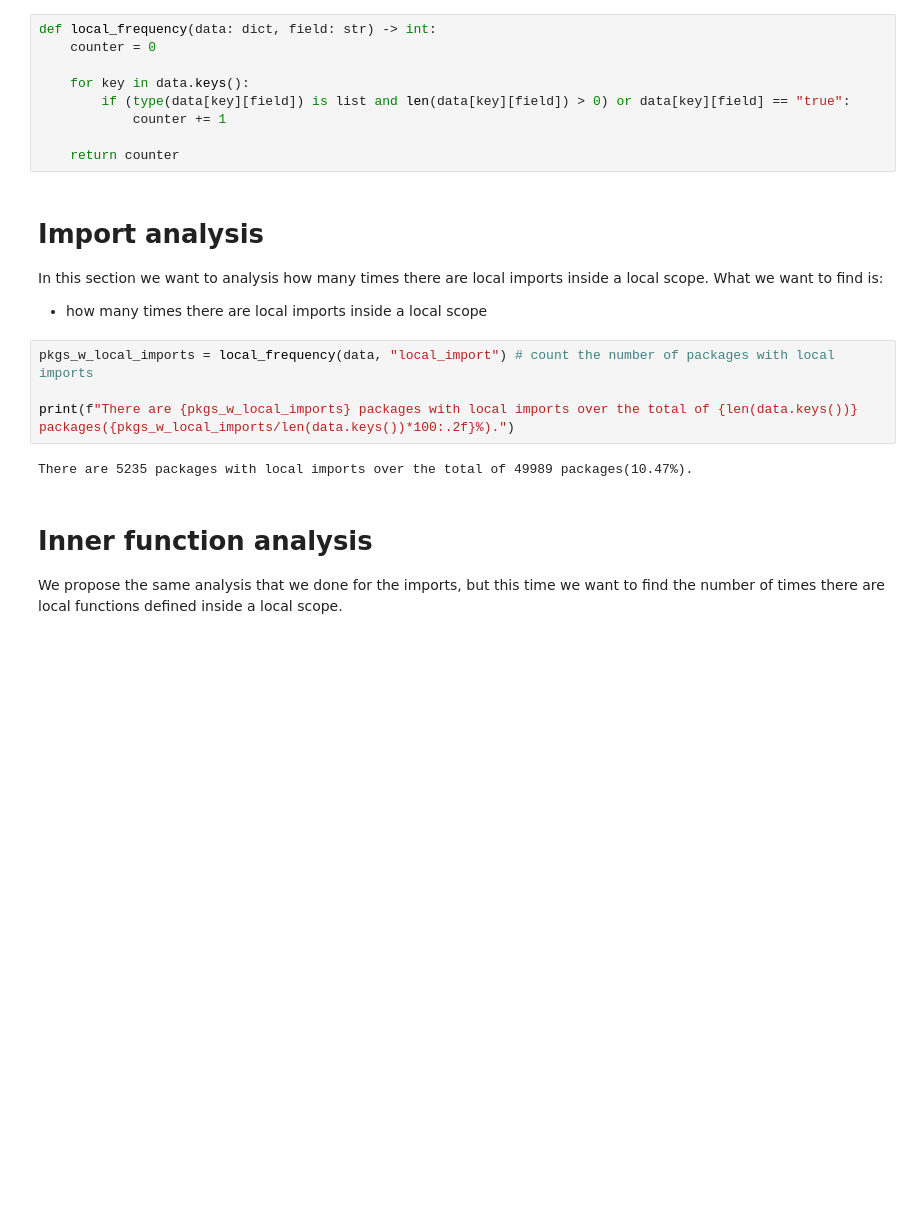
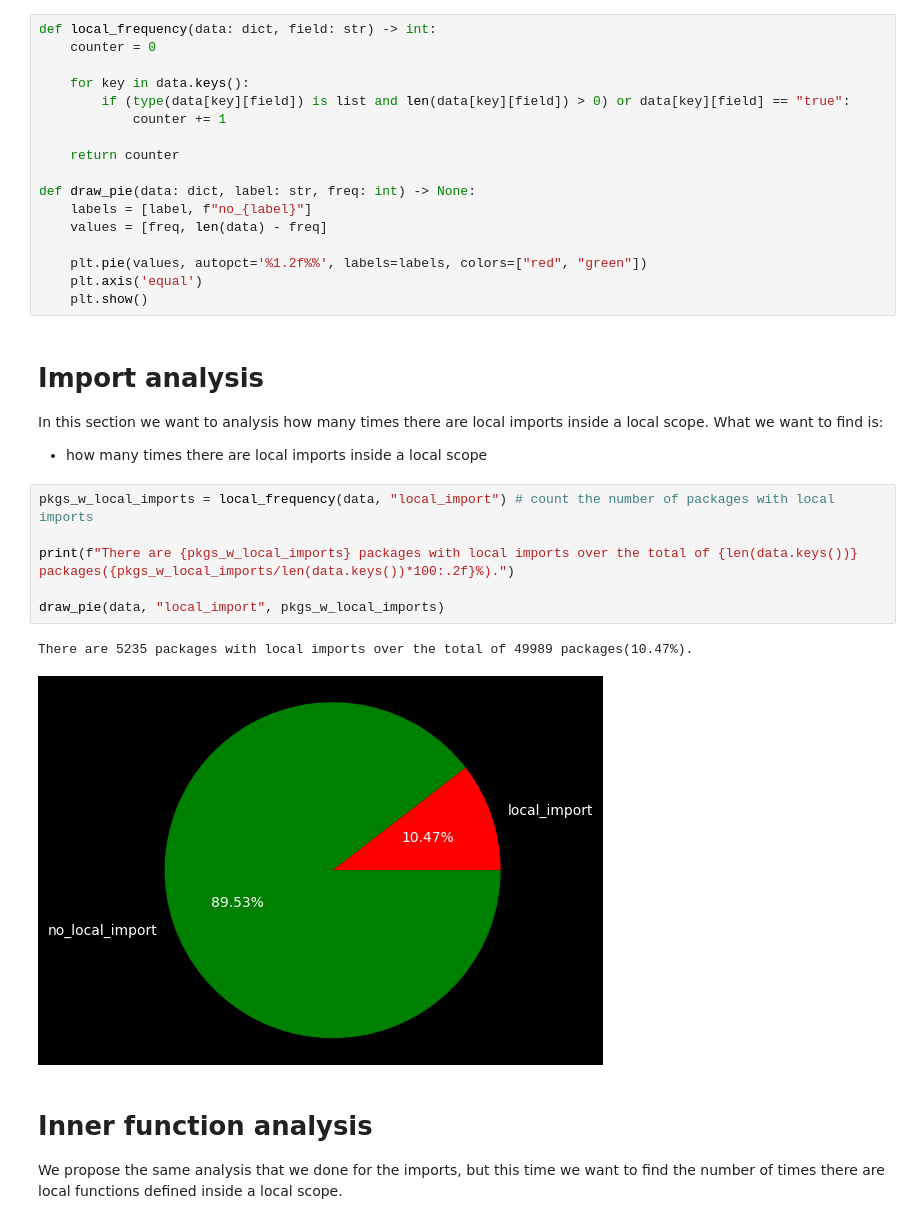
Before and after one commit to denisG99/ATCNS-Supply-Chain-Attack, a Jupyter notebook: analysis.ipynb, the cells around one changed output. Saved outputs shown, nothing was run; the diff lists cells and outputs as text; blank space fills up the shorter version.

Commit message:
pie chart

```diff
--- a/analysis.ipynb
+++ b/analysis.ipynb
@@ -14,6 +20,14 @@ def local_frequency(data: dict, field: str) -> int:
             counter += 1
 
     return counter
+
+def draw_pie(data: dict, label: str, freq: int) -> None:
+    labels = [label, f"no_{label}"]
+    values = [freq, len(data) - freq]
+
+    plt.pie(values, autopct='%1.2f%%', labels=labels, colors=["red", "green"])
+    plt.axis('equal')
+    plt.show()
 # %% [markdown]
 # Import analysis
 
@@ -22,9 +36,12 @@ In this section we want to analysis how many times there are local imports insid
 # %%
 pkgs_w_local_imports = local_frequency(data, "local_import") # count the number of packages with local imports
 
 print(f"There are {pkgs_w_local_imports} packages with local imports over the total of {len(data.keys())} packages({pkgs_w_local_imports/len(data.keys())*100:.2f}%).")
+
+draw_pie(data, "local_import", pkgs_w_local_imports)
 # %% [output]
 There are 5235 packages with local imports over the total of 49989 packages(10.47%).
+[figure, added]
 # %% [markdown]
 # Inner function analysis
 
```
Also changed, not shown: parts of 10 cells of this notebook.
